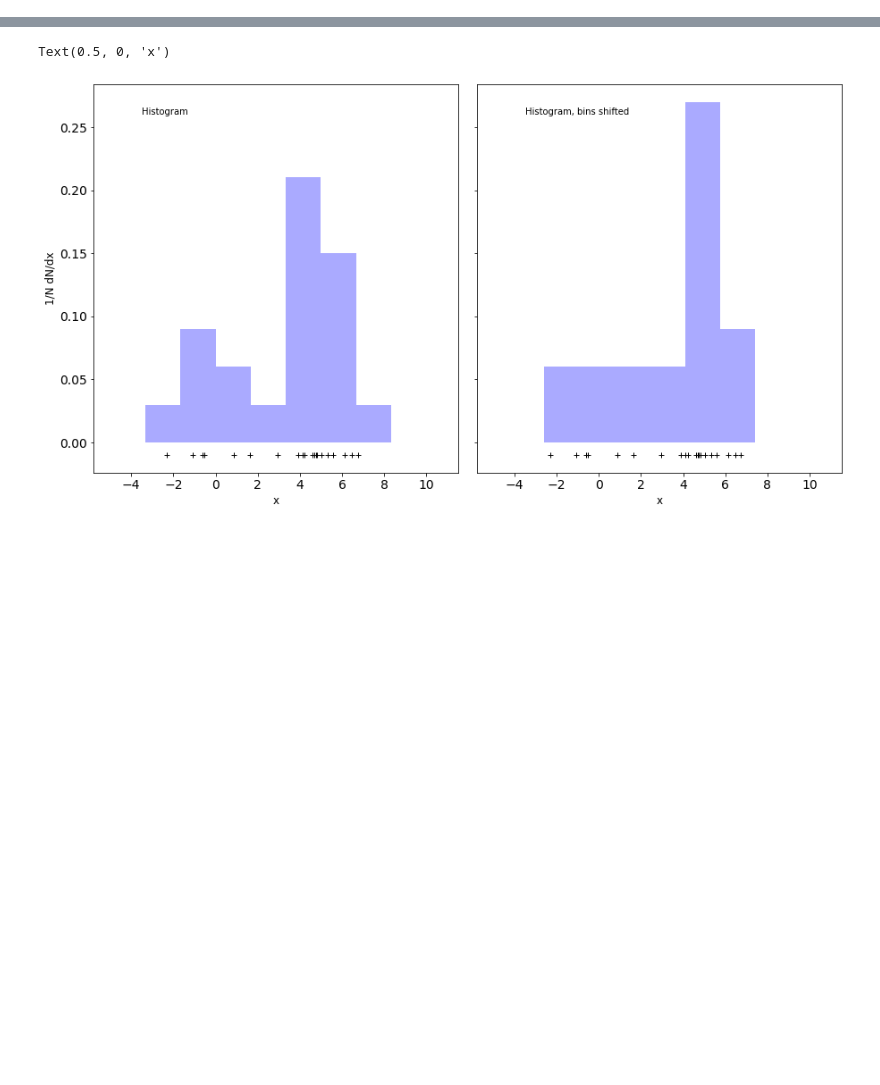
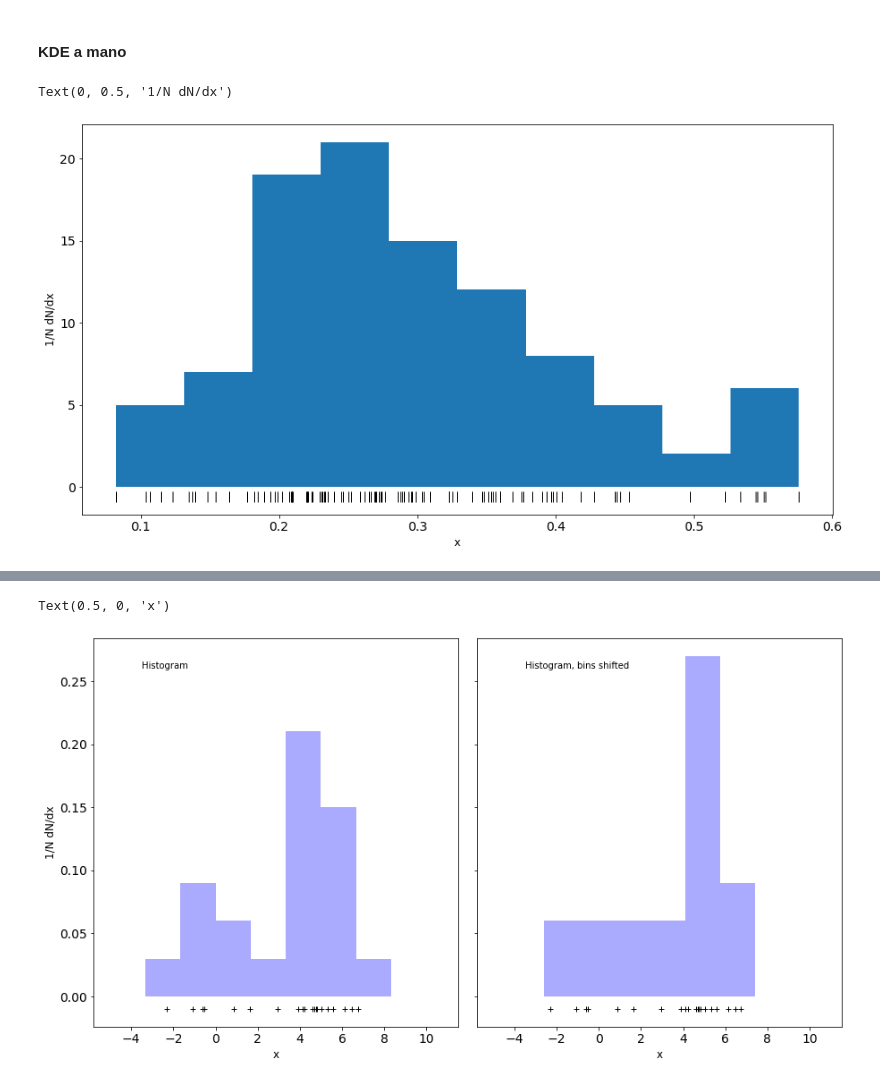
Before and after one commit to mlares/astrometria, a Jupyter notebook: C12_KDE.ipynb, the cells around one changed output, grey strips where cells are left out. Drawn from its saved outputs; the diff is of its cells as text; code cells hidden in the pictures; blank space fills up the shorter version.

```diff
--- a/C12_KDE.ipynb
+++ b/C12_KDE.ipynb
@@ -7,0 +9,13 @@ from sklearn.utils.fixes import parse_version
+# %% [markdown]
+#### KDE a mano
+# %%
+x = st.beta.rvs(5, 12, size=100)
+# %%
+fig, ax = plt.subplots(figsize=(15,8))
+ax.hist(x)
+ax.plot(x, np.full_like(x, -0.6), '|k', markersize=12)
+ax.set_xlabel('x')
+ax.set_ylabel('1/N dN/dx')
+# %% [output]
+Text(0, 0.5, '1/N dN/dx')
+[figure, added]
```
Also changed, not shown: parts of 17 cells of this notebook.
